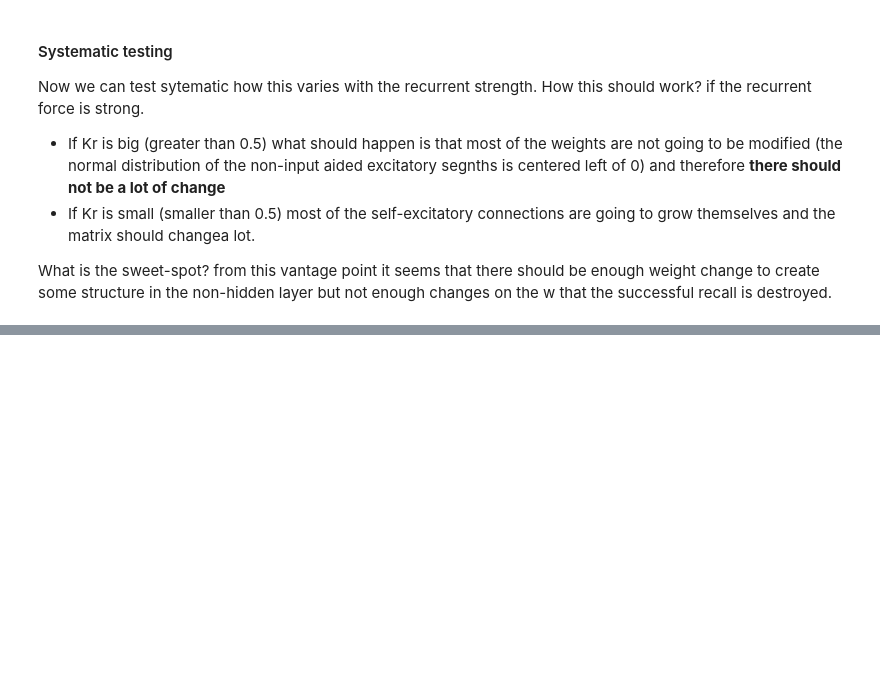
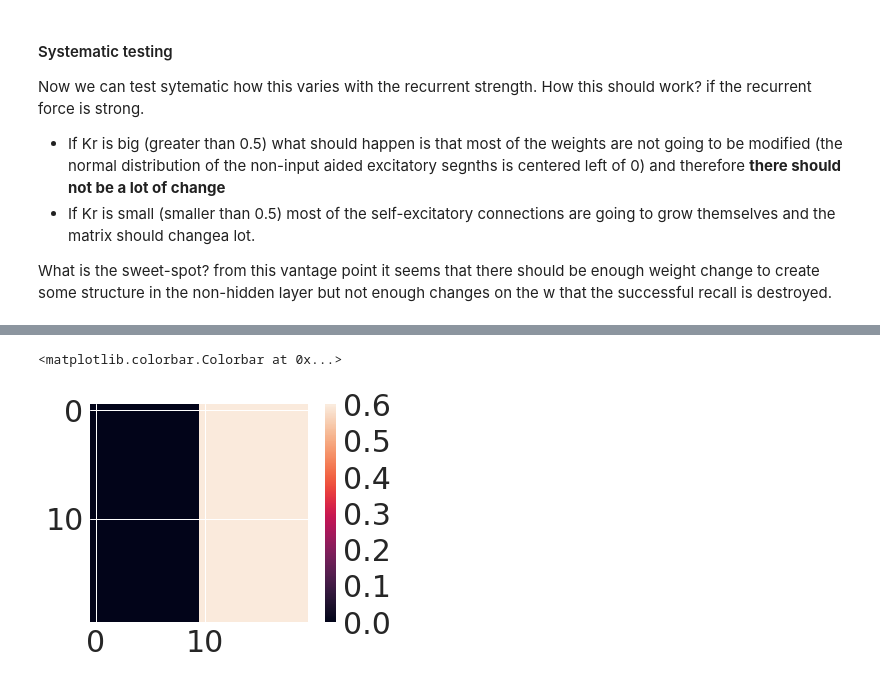
Before and after one commit to h-mayorquin/minai_levy_hippocampus, a Jupyter notebook: notebooks/2017-10-22(Theory of weight increase in the hidden layer).ipynb, the cells around one changed output, grey strips where cells are left out. Saved outputs shown, nothing was run; the diff lists cells and outputs as text; code cells hidden in the pictures; blank space fills up the shorter version.

```diff
--- a/notebooks/2017-10-22(Theory of weight increase in the hidden layer).ipynb
+++ b/notebooks/2017-10-22(Theory of weight increase in the hidden layer).ipynb
@@ -326,0 +342,43 @@ ax.legend();
+# %%
+N_input = 20 # Inputs size
+N_recurrent = 20  # C3 size
+v = 25.0   # Input - C3 connection
+b = 25.0   # Input - C1 connection
+Kr = 0.5  # Recurrent self-inhibition gain
+Ki = 0.0 # Input - C3 inhibition
+Ci = 1.0  # Inhibition from the input to C1
+Cr = 0.7  # Inhibition from C3 to C1
+p = 1.0   # Sparness parameter
+
+# Dynamical parameters
+theta = 0.0
+phi = 0
+
+# Patternsnp
+number_of_patterns = 10
+sparsity = 10.0
+
+# Training parameters
+sequence = [0, 1, 2, 3, 4]
+epsilon = 0.1
+training_time = 100
+w0 = 0.6
+verbose = False
+
+
+nn = MinaNetwork(n_input=N_input, n_recurrent=N_recurrent, p=p, v=v, b=b, Ki=Ki, Kr=Kr, Ci=Ci, Cr=Cr,
+                 theta=theta, phi=phi, uniform_w=True, w0=w0)
+
+nn.build_patterns_dictionary(sparsity=sparsity, number_of_patterns=number_of_patterns)
+
+
+
+n_non_hidden = len(sequence) * nn.neurons_per_pattern
+w_initial = np.copy(nn.w)
+w_initial[:, :n_non_hidden] = 0.0
+# %%
+plt.imshow(w_initial)
+plt.colorbar()
+# %% [output]
+<matplotlib.colorbar.Colorbar at 0x...>
+[figure, added]
```
Also changed, not shown: parts of 13 cells of this notebook, 1 other file.
